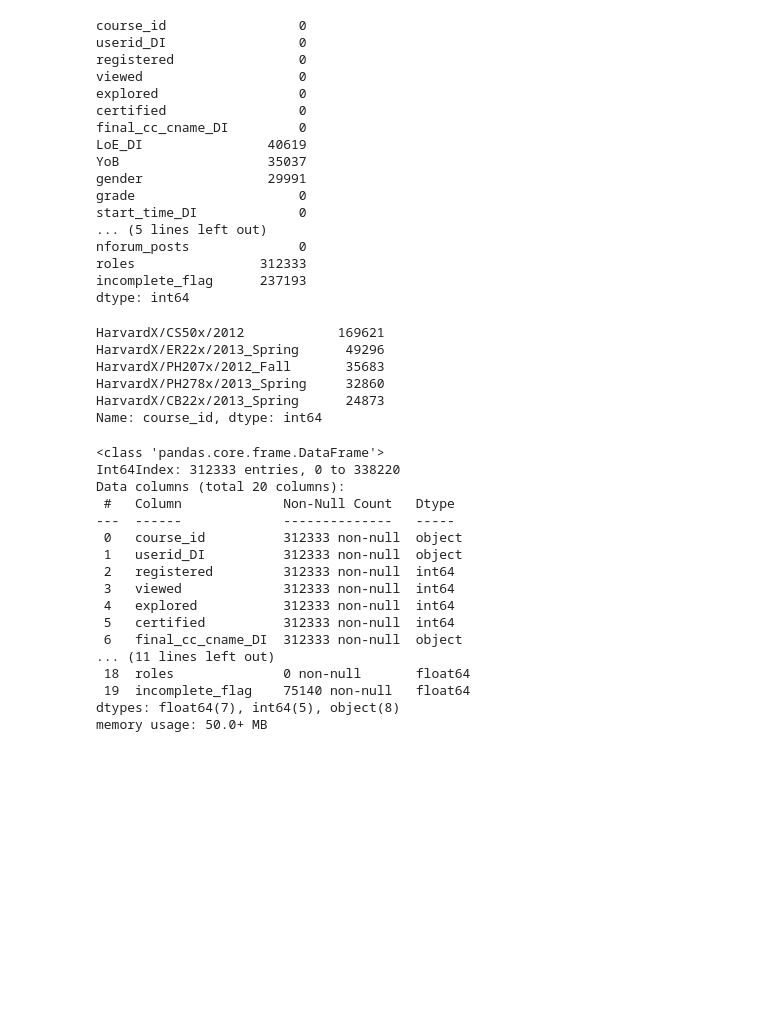
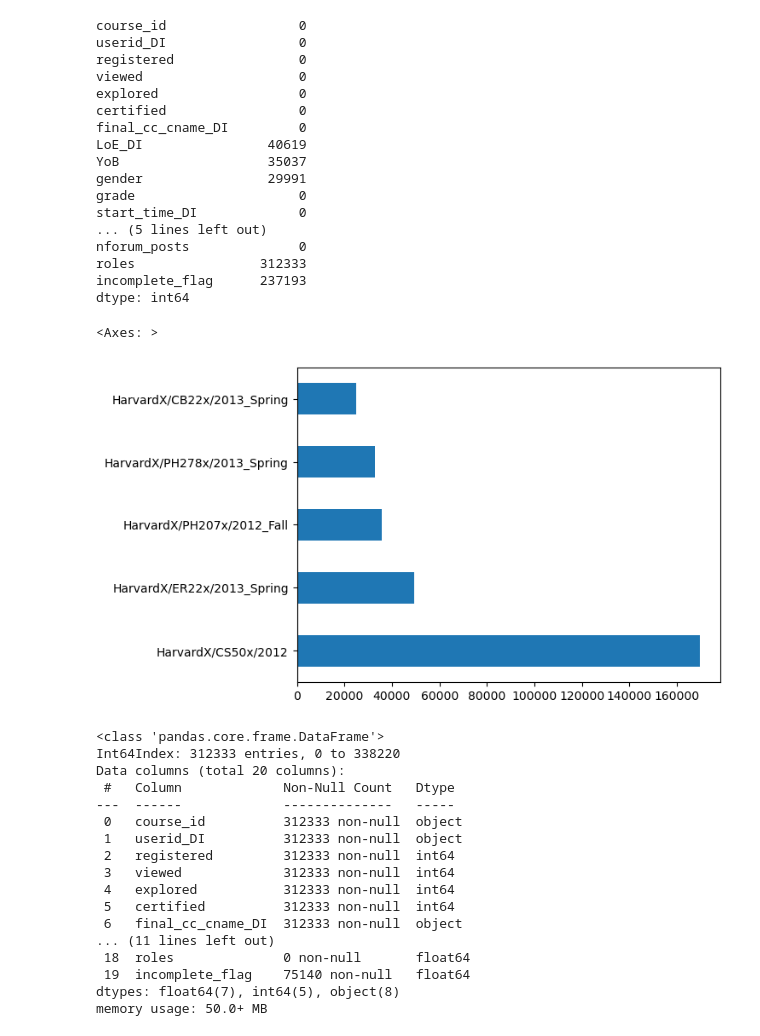
Before and after one commit to IzhanAli08/MyResearch, a Jupyter notebook: EDA_Harvard_Data.ipynb, the cells around one changed output. Cells and saved outputs as stored; diff of their text form; code cells hidden in the pictures; blank space fills up the shorter version.

```diff
--- a/EDA_Harvard_Data.ipynb
+++ b/EDA_Harvard_Data.ipynb
@@ -90,14 +91,10 @@ roles                312333
 incomplete_flag      237193
 dtype: int64
 # %%
-df['course_id'].value_counts()
+df['course_id'].value_counts().plot(kind = 'barh')
 # %% [output]
-HarvardX/CS50x/2012            169621
-HarvardX/ER22x/2013_Spring      49296
-HarvardX/PH207x/2012_Fall       35683
-HarvardX/PH278x/2013_Spring     32860
-HarvardX/CB22x/2013_Spring      24873
-Name: course_id, dtype: int64
+<Axes: >
+[figure, added]
 # %%
 df.info()
 # %% [output]
```
Also changed, not shown: parts of 10 cells of this notebook, 2 other files.
